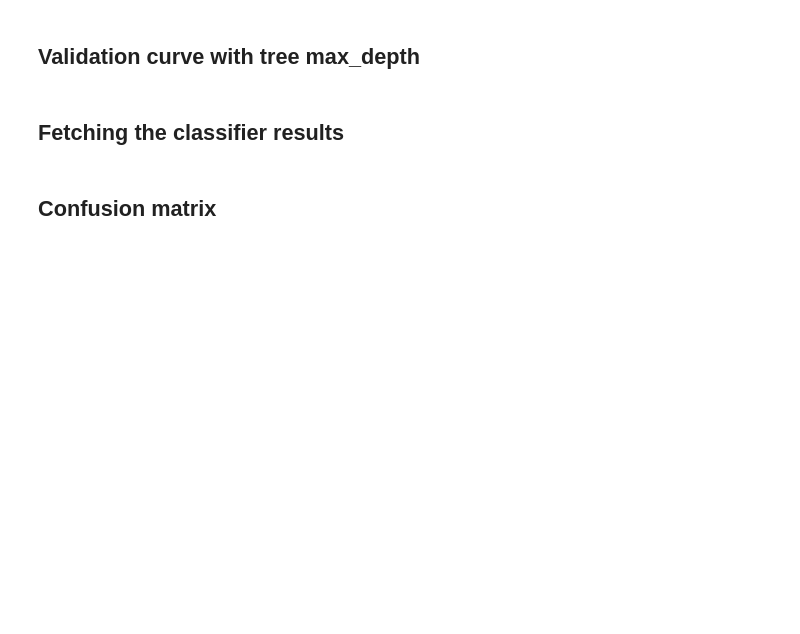
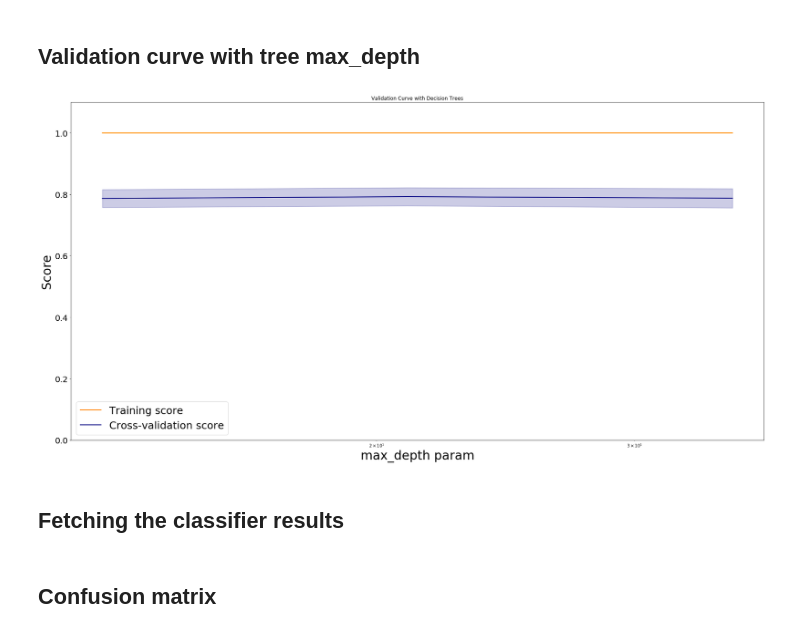
Before and after one commit to stefan-matcovici/Forest-Cover-Type-Prediction, a Jupyter notebook: 4-classification/xgboost.ipynb, the cells around one changed output. Saved outputs shown, nothing was run; the diff lists cells and outputs as text; code cells hidden in the pictures; blank space fills up the shorter version.

```diff
--- a/4-classification/xgboost.ipynb
+++ b/4-classification/xgboost.ipynb
@@ -57,7 +70,7 @@ plot_learning_curve(classifier, 'Learning curve for XGBossting.',
 # %% [markdown]
 ## Validation curve with tree max_depth
 # %%
-param_range = [1, 3, 5, 8, 13]
+param_range = [13, 21, 35]
 
 train_scores, test_scores = validation_curve(
     estimator = classifier,
@@ -65,34 +78,36 @@ train_scores, test_scores = validation_curve(
     y = y,
     param_name = 'clf__max_depth',
     param_range = param_range,
-    cv = 25
+    cv = 5
 )
 
 train_scores_mean = np.mean(train_scores, axis=1)
 train_scores_std = np.std(train_scores, axis=1)
 test_scores_mean = np.mean(test_scores, axis=1)
 test_scores_std = np.std(test_scores, axis=1)
 
 plt.figure(figsize=(30, 15))
 plt.title("Validation Curve with Decision Trees")
 plt.xlabel("max_depth param", fontsize=30)
 plt.ylabel("Score", fontsize=30)
 plt.ylim(0.0, 1.1)
 lw = 2
 plt.semilogx(param_range, train_scores_mean, label="Training score",
              color="darkorange", lw=lw)
 plt.fill_between(param_range, train_scores_mean - train_scores_std,
                  train_scores_mean + train_scores_std, alpha=0.2,
                  color="darkorange", lw=lw)
 plt.semilogx(param_range, test_scores_mean, label="Cross-validation score",
              color="navy", lw=lw)
 plt.fill_between(param_range, test_scores_mean - test_scores_std,
                  test_scores_mean + test_scores_std, alpha=0.2,
                  color="navy", lw=lw)
 plt.legend(loc="best", prop={'size': 25})
 plt.tick_params(labelsize=20)
 
 plt.show()
+# %% [output]
+[figure, added]
 # %% [markdown]
 ## Fetching the classifier results
 # %%
```
Also changed, not shown: parts of 7 cells of this notebook.
